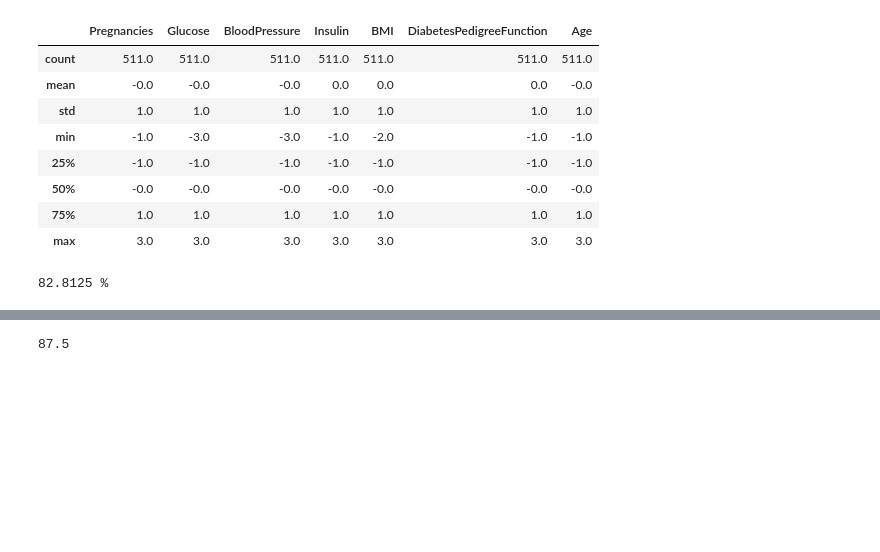
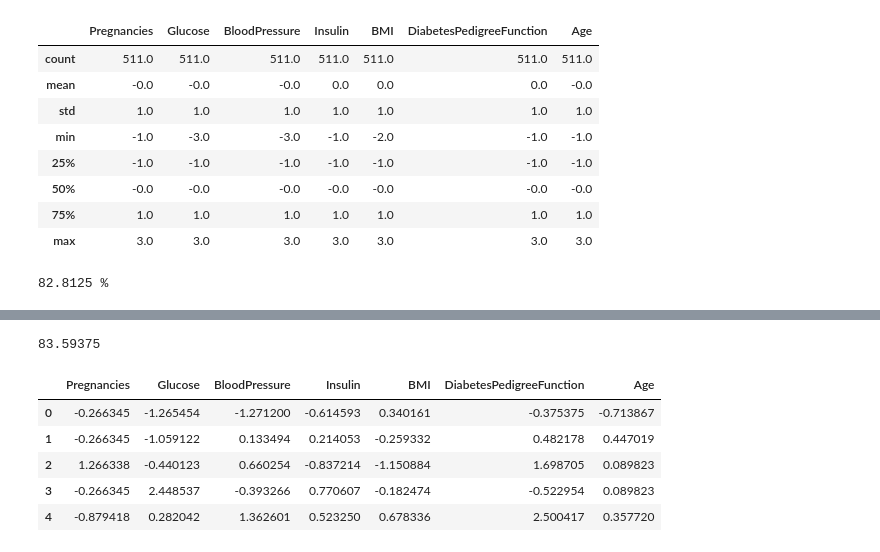
Before and after one commit to Babun001/Diabetes-Prediction-using-Machine-Learning, a Jupyter notebook: DM_RandomF.ipynb, the cells around one changed output, grey strips where cells are left out. Drawn from its saved outputs; the diff is of its cells as text; code cells hidden in the pictures; blank space fills up the shorter version.

```diff
--- a/DM_RandomF.ipynb
+++ b/DM_RandomF.ipynb
@@ -177,20 +177,29 @@ tunedVal,max(Score.values())
 # print(rf_grid.best_score_*100,"%")
 # %%
 
-model = RandomForestClassifier(n_estimators=20,criterion='log_loss',max_features='log2')
+model = RandomForestClassifier(n_estimators=30,criterion='log_loss',max_features='log2')
 model.fit(X_train_sc,y_train)
 model.score(X_test_sc,y_test)*100 # after cleaning -> 74.02597402597402 before cleaning -> 79.6875 after tuning -> 84.375
+# best score -> 87.5
 # %% [output]
-87.5
+83.59375
 # %%
-# checkking with other algos
+# # checkking with other algos
 # from sklearn.ensemble import GradientBoostingClassifier
 # from sklearn.svm import SVC
 # from sklearn.linear_model import LogisticRegression
 
 # gb = GradientBoostingClassifier()
 # svc = SVC()
 # lr  = LogisticRegression()
+X_test_sc.head()
+# %% [output]
+|  | Pregnancies | Glucose | BloodPressure | Insulin | BMI | DiabetesPedigreeFunction | Age |
+| 0 | -0.266345 | -1.265454 | -1.271200 | -0.614593 | 0.340161 | -0.375375 | -0.713867 |
+| 1 | -0.266345 | -1.059122 | 0.133494 | 0.214053 | -0.259332 | 0.482178 | 0.447019 |
+| 2 | 1.266338 | -0.440123 | 0.660254 | -0.837214 | -1.150884 | 1.698705 | 0.089823 |
+| 3 | -0.266345 | 2.448537 | -0.393266 | 0.770607 | -0.182474 | -0.522954 | 0.089823 |
+| 4 | -0.879418 | 0.282042 | 1.362601 | 0.523250 | 0.678336 | 2.500417 | 0.357720 |
 # %%
 # for gradientBoosting
 # gb.fit(X_train_sc,y_train)
```
Also changed, not shown: parts of 5 cells of this notebook.
